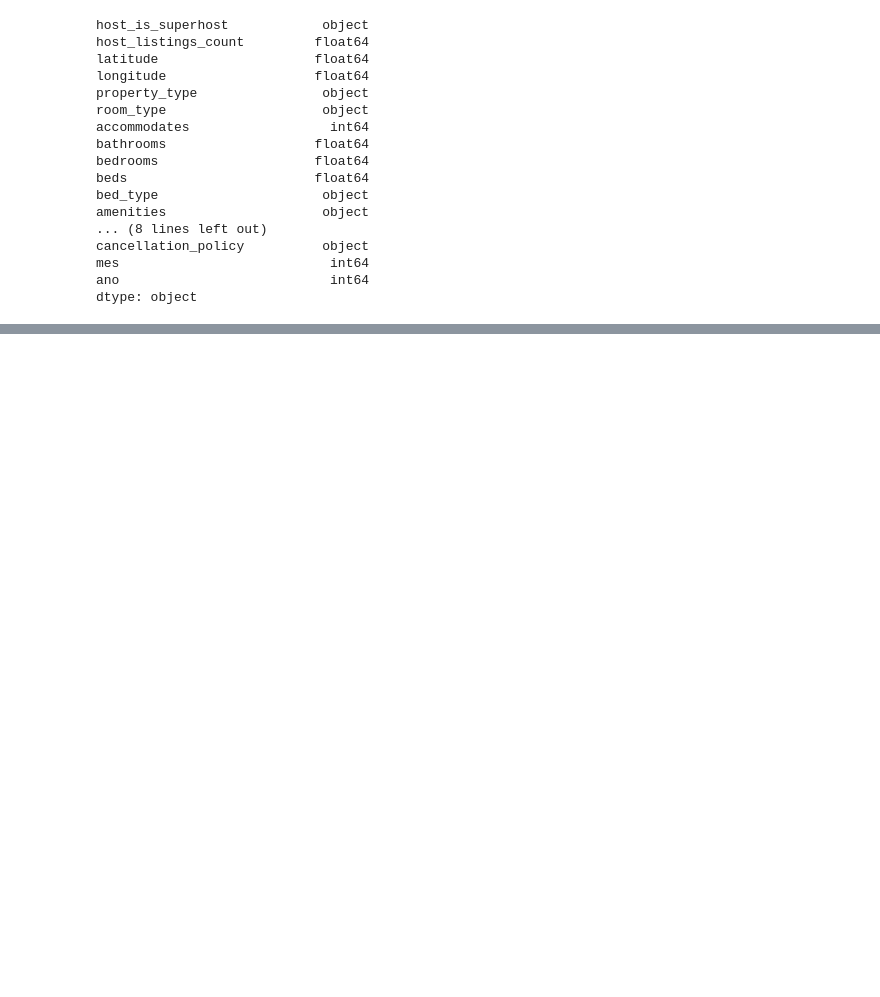
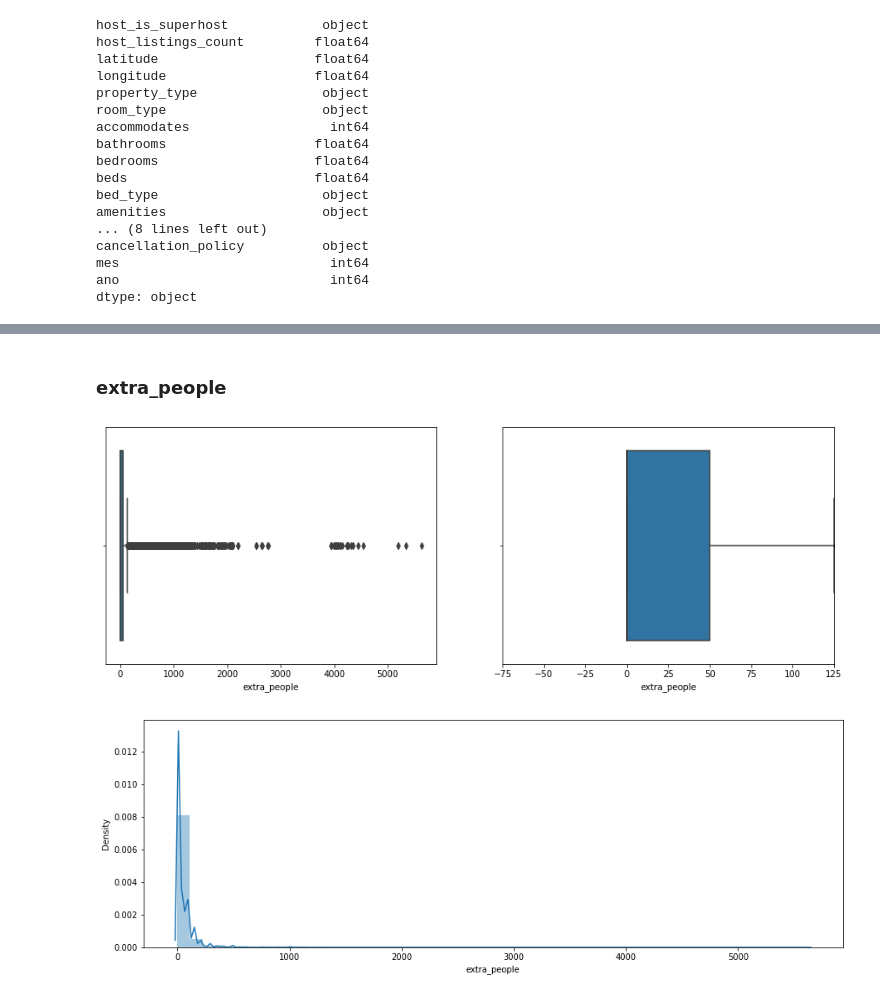
Before and after one commit to DouglasCarvalhoPereira/data_science, a Jupyter notebook: Solucao_previsao_valor.ipynb, the cells around one changed output, grey strips where cells are left out. Cells and saved outputs as stored; diff of their text form; code cells hidden in the pictures; blank space fills up the shorter version.

```diff
--- a/Solucao_previsao_valor.ipynb
+++ b/Solucao_previsao_valor.ipynb
@@ -204,0 +304,8 @@ dtype: object
+# %% [markdown]
+### extra_people
+# %%
+diagrama_caixa(base_df['extra_people'])
+histograma(base_df['extra_people'])
+# %% [output]
+[figure, added]
+[figure, added]
```
Also changed, not shown: parts of 17 cells of this notebook.
